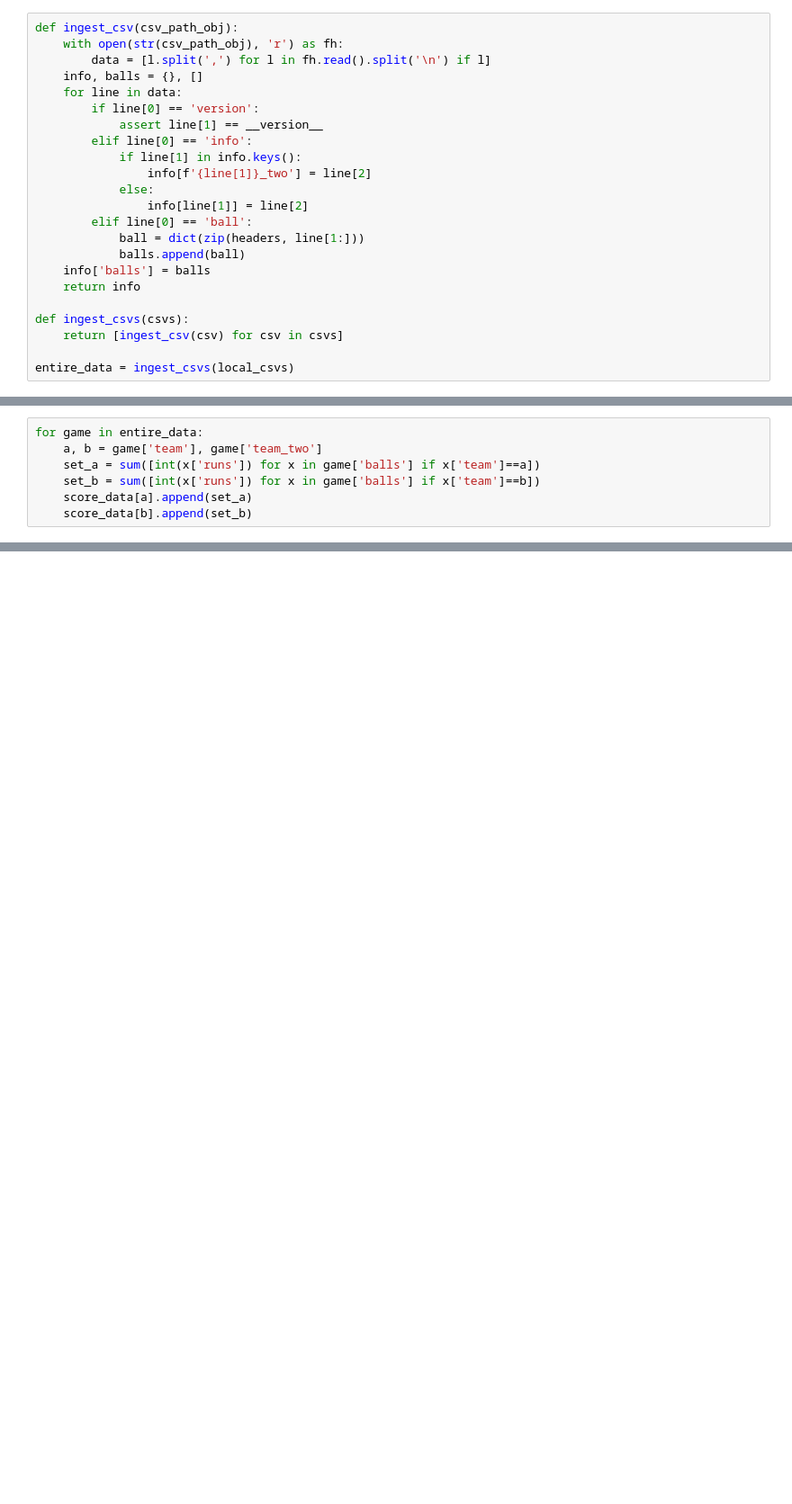
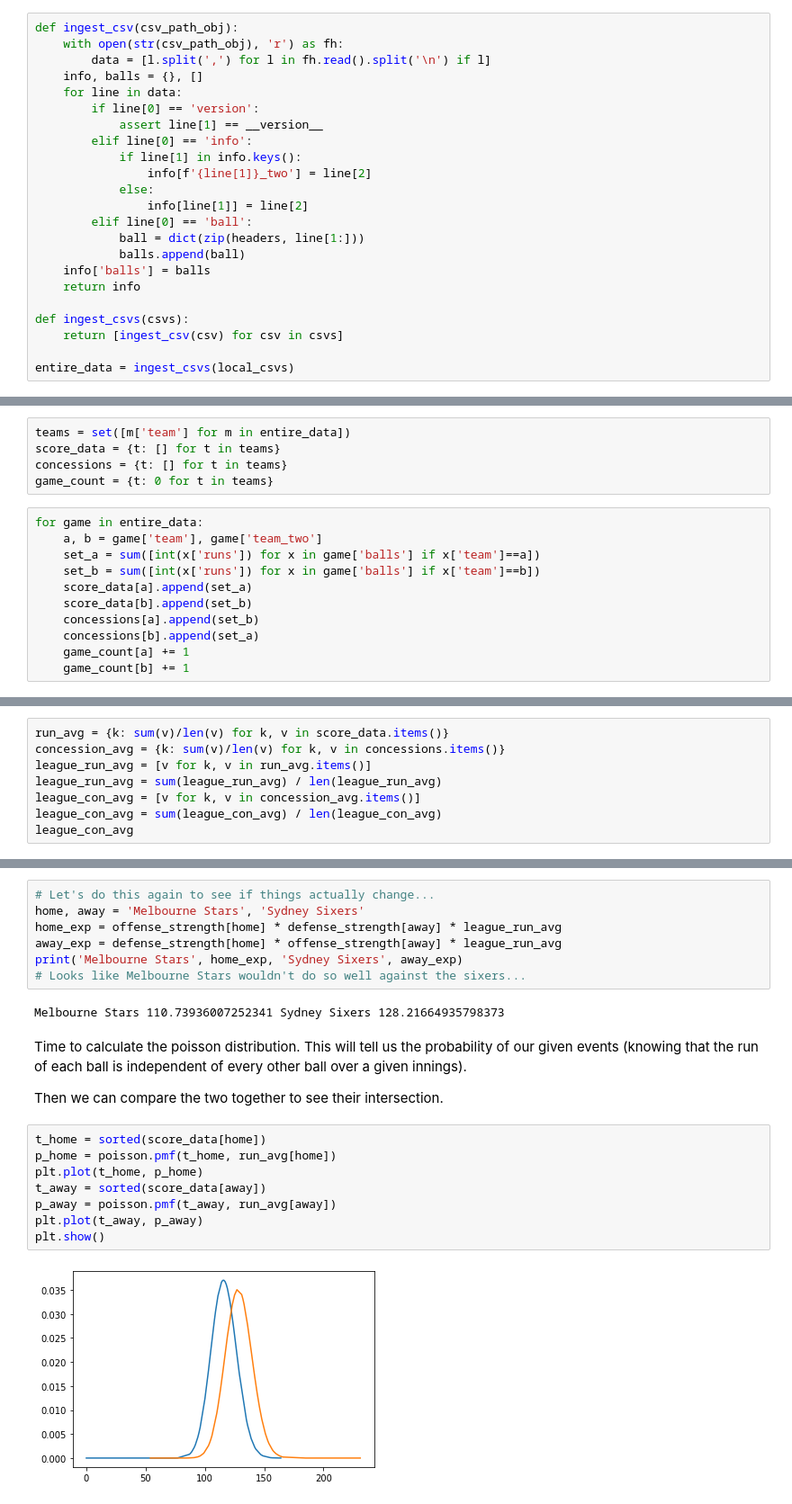
Before and after one commit to alexogeny/wbbl-stochastics, a Jupyter notebook: notebook.ipynb, the cells around one changed output, grey strips where cells are left out. Shown at 90% size. Cells and saved outputs as stored; diff of their text form; blank space fills up the shorter version.

Commit message:
Actually do some maths

```diff
--- a/notebook.ipynb
+++ b/notebook.ipynb
@@ -40,3 +48,8 @@ score_data = {t: [] for t in set([m['team'] for m in entire_data])}
+# %%
+teams = set([m['team'] for m in entire_data])
+score_data = {t: [] for t in teams}
+concessions = {t: [] for t in teams}
+game_count = {t: 0 for t in teams}
 # %%
 for game in entire_data:
     a, b = game['team'], game['team_two']
@@ -44,3 +57,7 @@ for game in entire_data:
     set_b = sum([int(x['runs']) for x in game['balls'] if x['team']==b])
     score_data[a].append(set_a)
     score_data[b].append(set_b)
+    concessions[a].append(set_b)
+    concessions[b].append(set_a)
+    game_count[a] += 1
+    game_count[b] += 1
@@ -66,0 +64,8 @@ score_data
+# %%
+run_avg = {k: sum(v)/len(v) for k, v in score_data.items()}
+concession_avg = {k: sum(v)/len(v) for k, v in concessions.items()}
+league_run_avg = [v for k, v in run_avg.items()]
+league_run_avg = sum(league_run_avg) / len(league_run_avg)
+league_con_avg = [v for k, v in concession_avg.items()]
+league_con_avg = sum(league_con_avg) / len(league_con_avg)
+league_con_avg
@@ -66,0 +105,23 @@ score_data
+# %%
+# Let's do this again to see if things actually change...
+home, away = 'Melbourne Stars', 'Sydney Sixers'
+home_exp = offense_strength[home] * defense_strength[away] * league_run_avg
+away_exp = defense_strength[home] * offense_strength[away] * league_run_avg
+print('Melbourne Stars', home_exp, 'Sydney Sixers', away_exp)
+# Looks like Melbourne Stars wouldn't do so well against the sixers...
+# %% [output]
+Melbourne Stars 110.73936007252341 Sydney Sixers 128.21664935798373
+# %% [markdown]
+Time to calculate the poisson distribution. This will tell us the probability of our given events (knowing that the run of each ball is independent of every other ball over a given innings).
+
+Then we can compare the two together to see their intersection.
+# %%
+t_home = sorted(score_data[home])
+p_home = poisson.pmf(t_home, run_avg[home])
+plt.plot(t_home, p_home)
+t_away = sorted(score_data[away])
+p_away = poisson.pmf(t_away, run_avg[away])
+plt.plot(t_away, p_away)
+plt.show()
+# %% [output]
+[figure, added]
```
Also changed, not shown: parts of 10 cells of this notebook, 1 other file.
